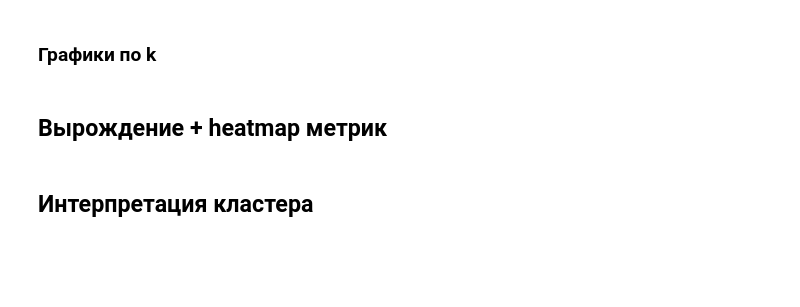
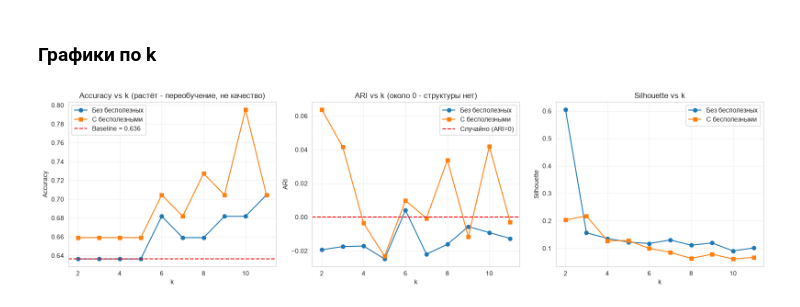
Before and after one commit to BABS00N/Intellectual_Systems_and_Technologies, a Jupyter notebook: practice_1/pr1.ipynb, the cells around one changed output. Cells and saved outputs as stored; diff of their text form; code cells hidden in the pictures; blank space fills up the shorter version.

```diff
--- a/practice_1/pr1.ipynb
+++ b/practice_1/pr1.ipynb
@@ -457,44 +409,29 @@ print(res_full.round(3).to_string())
 # %% [markdown]
 ### Графики по k
 # %%
-fig, axes = plt.subplots(2, 2, figsize=(14, 10))
+fig, axes = plt.subplots(1, 3, figsize=(16, 4.5))
 
-axes[0, 0].plot(res_clean.index, res_clean['accuracy'], 'o-',
-                color='#4C72B0', label='Без бесполезных')
-axes[0, 0].plot(res_full.index, res_full['accuracy'], 's-',
-                color='#DD8452', label='С бесполезными')
-axes[0, 0].axhline(baseline, color='red', linestyle='--',
-                   label=f'Baseline = {baseline:.3f}')
-axes[0, 0].set_xlabel('k'); axes[0, 0].set_ylabel('Accuracy')
-axes[0, 0].set_title('Accuracy vs k\n(растёт → переобучение, НЕ качество)')
-axes[0, 0].legend(); axes[0, 0].grid(True, alpha=0.3)
+axes[0].plot(res_clean.index, res_clean['accuracy'], 'o-', label='Без бесполезных')
+axes[0].plot(res_full.index, res_full['accuracy'], 's-', label='С бесполезными')
+axes[0].axhline(baseline, color='red', linestyle='--', label=f'Baseline = {baseline:.3f}')
+axes[0].set_xlabel('k'); axes[0].set_ylabel('Accuracy')
+axes[0].set_title('Accuracy vs k (растёт - переобучение, не качество)')
+axes[0].legend(); axes[0].grid(True, alpha=0.3)
 
-axes[0, 1].plot(res_clean.index, res_clean['ARI'], 'o-',
-                color='#4C72B0', label='Без бесполезных')
-axes[0, 1].plot(res_full.index, res_full['ARI'], 's-',
-                color='#DD8452', label='С бесполезными')
-axes[0, 1].axhline(0, color='red', linestyle='--', label='Случайно (ARI=0)')
-axes[0, 1].set_xlabel('k'); axes[0, 1].set_ylabel('ARI')
-axes[0, 1].set_title('ARI vs k\n(≈0 ⇒ структуры нет)')
-axes[0, 1].legend(); axes[0, 1].grid(True, alpha=0.3)
+axes[1].plot(res_clean.index, res_clean['ARI'], 'o-', label='Без бесполезных')
+axes[1].plot(res_full.index, res_full['ARI'], 's-', label='С бесполезными')
+axes[1].axhline(0, color='red', linestyle='--', label='Случайно (ARI=0)')
+axes[1].set_xlabel('k'); axes[1].set_ylabel('ARI')
+axes[1].set_title('ARI vs k (около 0 - структуры нет)')
+axes[1].legend(); axes[1].grid(True, alpha=0.3)
 
-axes[1, 0].plot(res_clean.index, res_clean['f1_iphone'], 'o-',
-                color='#4C72B0', label='Без бесполезных')
-axes[1, 0].plot(res_full.index, res_full['f1_iphone'], 's-',
-                color='#DD8452', label='С бесполезными')
-axes[1, 0].set_xlabel('k'); axes[1, 0].set_ylabel('F1 (Айфон)')
-axes[1, 0].set_title('F1 для класса «Айфон»')
-axes[1, 0].legend(); axes[1, 0].grid(True, alpha=0.3)
-
-axes[1, 1].plot(res_clean.index, res_clean['silhouette'], 'o-',
-                color='#4C72B0', label='Без бесполезных')
-axes[1, 1].plot(res_full.index, res_full['silhouette'], 's-',
-                color='#DD8452', label='С бесполезными')
-axes[1, 1].set_xlabel('k'); axes[1, 1].set_ylabel('Silhouette')
-axes[1, 1].set_title('Silhouette vs k')
-axes[1, 1].legend(); axes[1, 1].grid(True, alpha=0.3)
+axes[2].plot(res_clean.index, res_clean['silhouette'], 'o-', label='Без бесполезных')
+axes[2].plot(res_full.index, res_full['silhouette'], 's-', label='С бесполезными')
+axes[2].set_xlabel('k'); axes[2].set_ylabel('Silhouette')
+axes[2].set_title('Silhouette vs k')
+axes[2].legend(); axes[2].grid(True, alpha=0.3)
 
 plt.tight_layout()
 plt.show()
+# %% [output]
+[figure, added]
-# %% [markdown]
-## Вырождение + heatmap метрик
@@ -536,2 +437,0 @@ plt.show()
-# %% [markdown]
-## Интерпретация кластера
```
Also changed, not shown: parts of 61 cells of this notebook.
